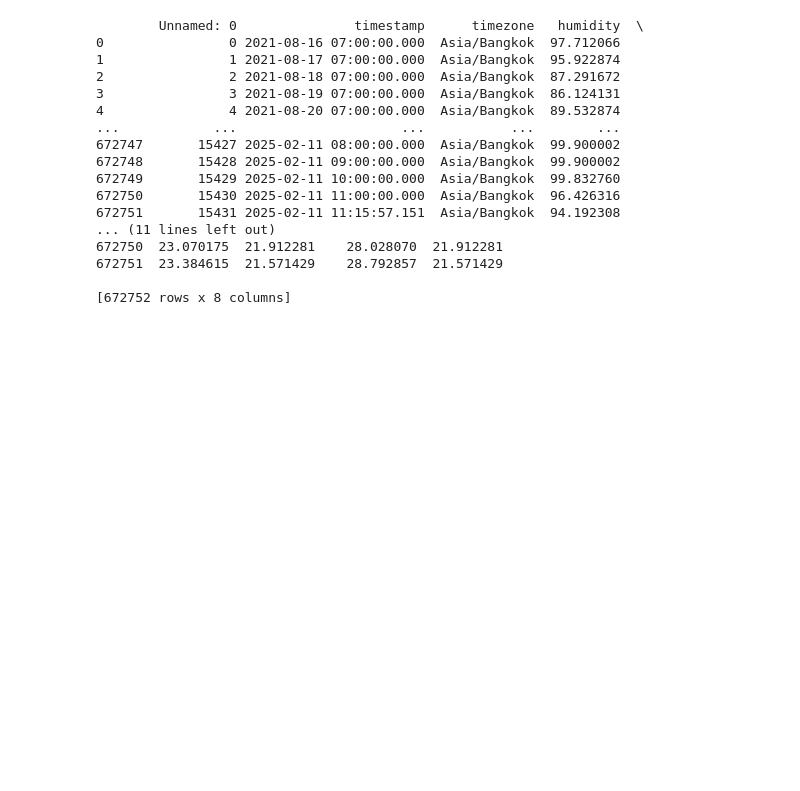
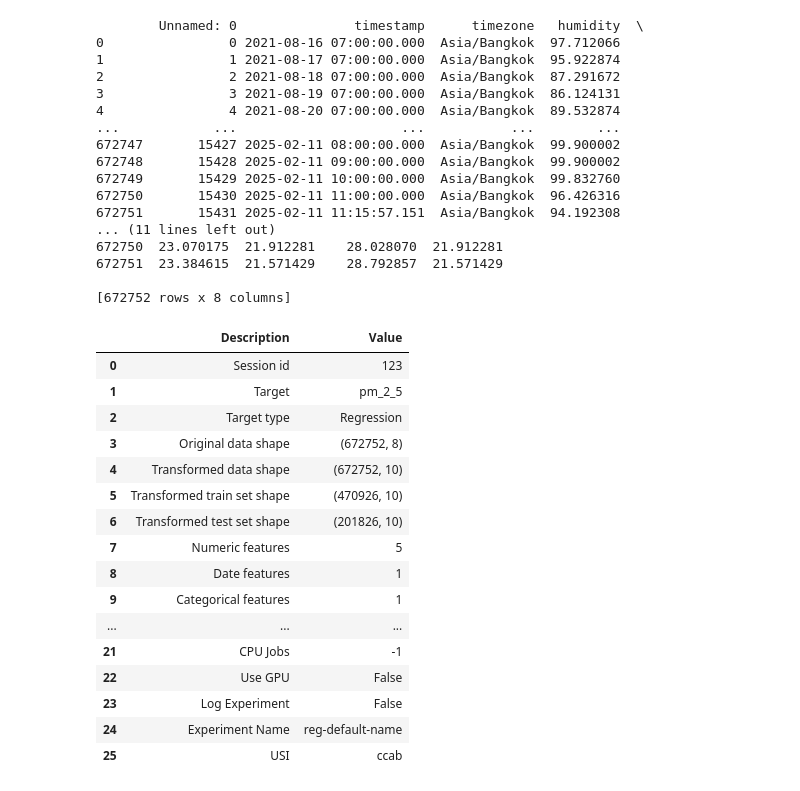
Before and after one commit to jiwlnwza007/termpro-predictPM25, a Jupyter notebook: train_pm25.ipynb, the cells around one changed output. Cells and saved outputs as stored; diff of their text form; code cells hidden in the pictures; blank space fills up the shorter version.

```diff
--- a/train_pm25.ipynb
+++ b/train_pm25.ipynb
@@ -68,3 +66,23 @@ print(pm_data)
 672751  23.384615  21.571429    28.792857  21.571429
 
 [672752 rows x 8 columns]
+# %%
+s = setup(pm_data, target = 'pm_2_5', session_id = 123,date_features=["timestamp"],normalize=True)
+# %% [output]
+|  | Description | Value |
+| 0 | Session id | 123 |
+| 1 | Target | pm_2_5 |
+| 2 | Target type | Regression |
+| 3 | Original data shape | (672752, 8) |
+| 4 | Transformed data shape | (672752, 10) |
+| 5 | Transformed train set shape | (470926, 10) |
+| 6 | Transformed test set shape | (201826, 10) |
+| 7 | Numeric features | 5 |
+| 8 | Date features | 1 |
+| 9 | Categorical features | 1 |
+| ... | ... | ... |
+| 21 | CPU Jobs | -1 |
+| 22 | Use GPU | False |
+| 23 | Log Experiment | False |
+| 24 | Experiment Name | reg-default-name |
+| 25 | USI | ccab |
```
Also changed, not shown: parts of 2 cells of this notebook.
